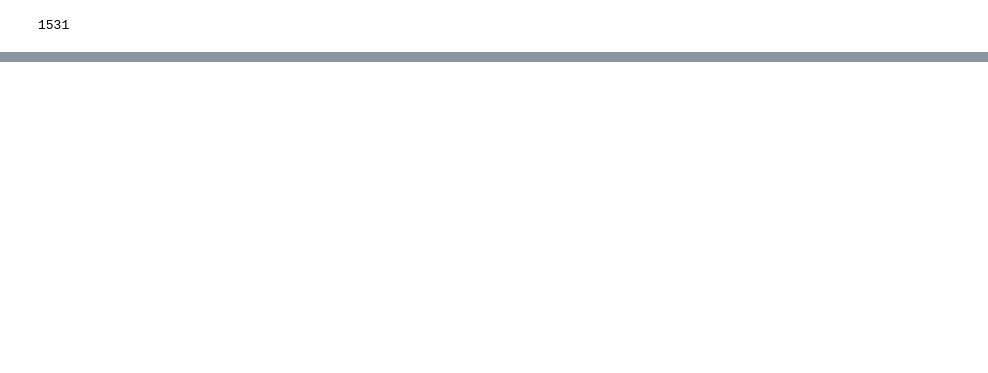
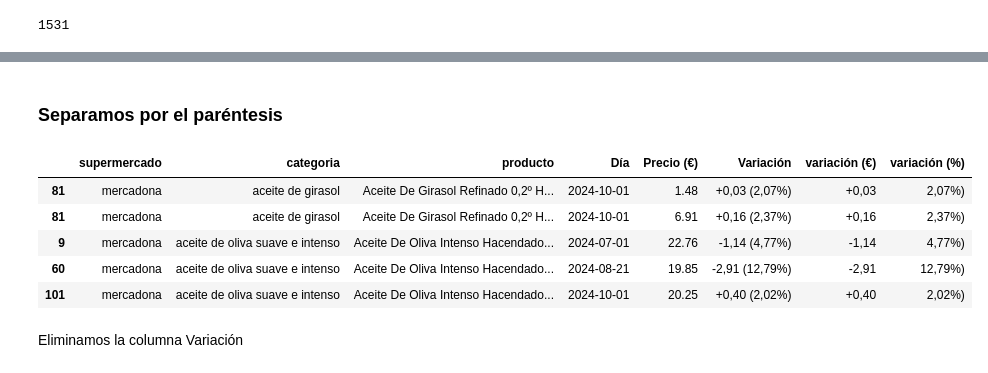
Before and after one commit to apelsito/Proyecto4-AnalisisFacua, a Jupyter notebook: notebooks/01_Scraping.ipynb, the cells around one changed output, grey strips where cells are left out. Saved outputs shown, nothing was run; the diff lists cells and outputs as text; code cells hidden in the pictures; blank space fills up the shorter version.

```diff
--- a/notebooks/01_Scraping.ipynb
+++ b/notebooks/01_Scraping.ipynb
@@ -183,0 +228,2 @@ df_historicos
+# %%
+df_historicos["categoria"] = df_historicos["categoria"].str.rstrip(" ")
@@ -183,0 +239,2 @@ df_historicos
+# %%
+df_historicos["Día"] = pd.to_datetime(df_historicos["Día"], format="%d/%m/%Y")
@@ -183,0 +271,2 @@ df_historicos
+# %%
+df_historicos["Variación"] = df_historicos["Variación"].str.replace("=","0")
@@ -183,0 +296,16 @@ df_historicos
+# %% [markdown]
+### Separamos por el paréntesis
+# %%
+df_historicos[["variación (€)", "variación (%)"]]= df_historicos["Variación"].str.split("(",expand=True)
+# %%
+condicion = df_historicos["Variación"] != "0"
+df_historicos[condicion].head()
+# %% [output]
+|  | supermercado | categoria | producto | Día | Precio (€) | Variación | variación (€) | variación (%) |
+| 81 | mercadona | aceite de girasol | Aceite De Girasol Refinado 0,2º H... | 2024-10-01 | 1.48 | +0,03 (2,07%) | +0,03 | 2,07%) |
+| 81 | mercadona | aceite de girasol | Aceite De Girasol Refinado 0,2º H... | 2024-10-01 | 6.91 | +0,16 (2,37%) | +0,16 | 2,37%) |
+| 9 | mercadona | aceite de oliva suave e intenso | Aceite De Oliva Intenso Hacendado... | 2024-07-01 | 22.76 | -1,14 (4,77%) | -1,14 | 4,77%) |
+| 60 | mercadona | aceite de oliva suave e intenso | Aceite De Oliva Intenso Hacendado... | 2024-08-21 | 19.85 | -2,91 (12,79%) | -2,91 | 12,79%) |
+| 101 | mercadona | aceite de oliva suave e intenso | Aceite De Oliva Intenso Hacendado... | 2024-10-01 | 20.25 | +0,40 (2,02%) | +0,40 | 2,02%) |
+# %% [markdown]
+Eliminamos la columna Variación
```
Also changed, not shown: parts of 60 cells of this notebook, 7 other files.
